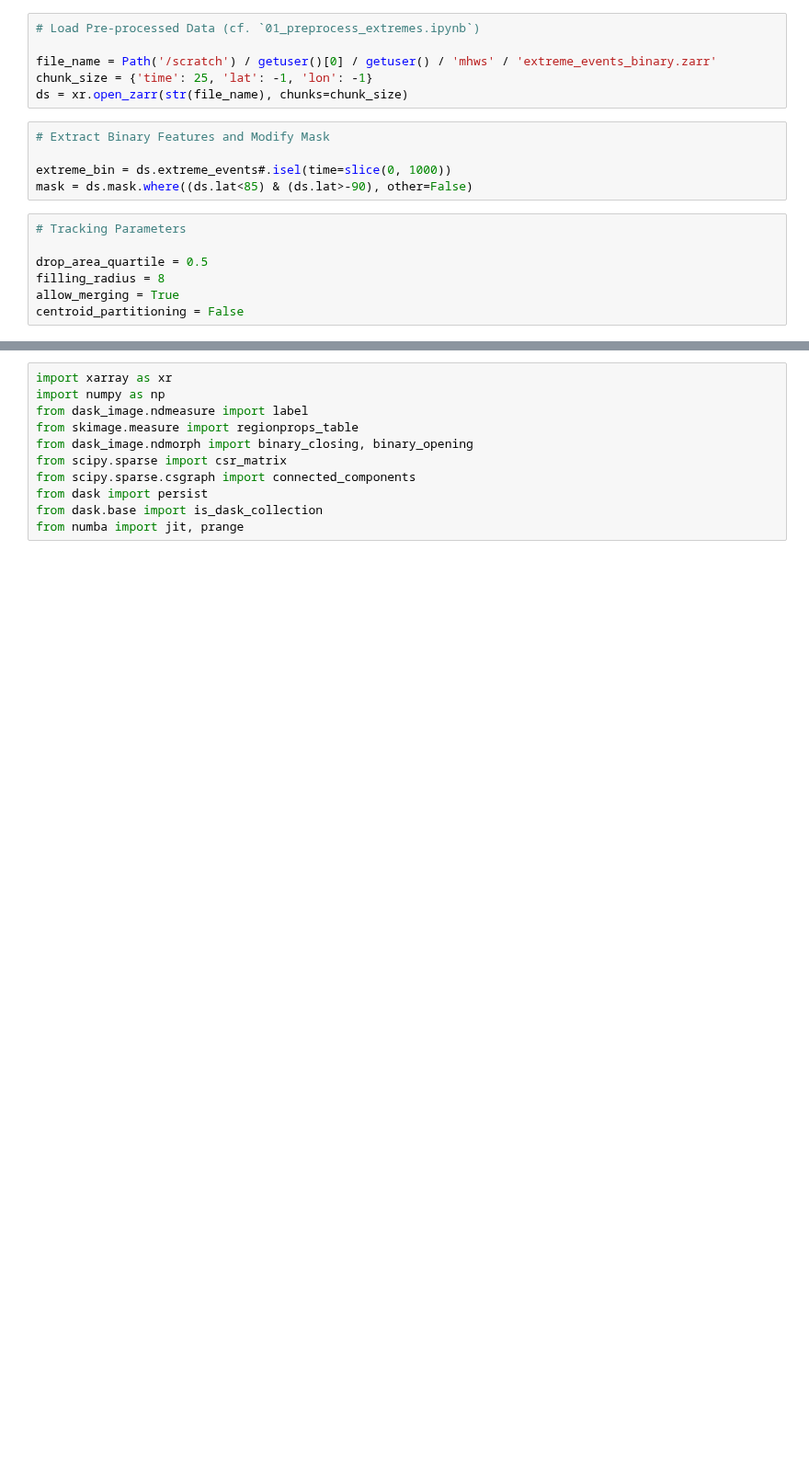
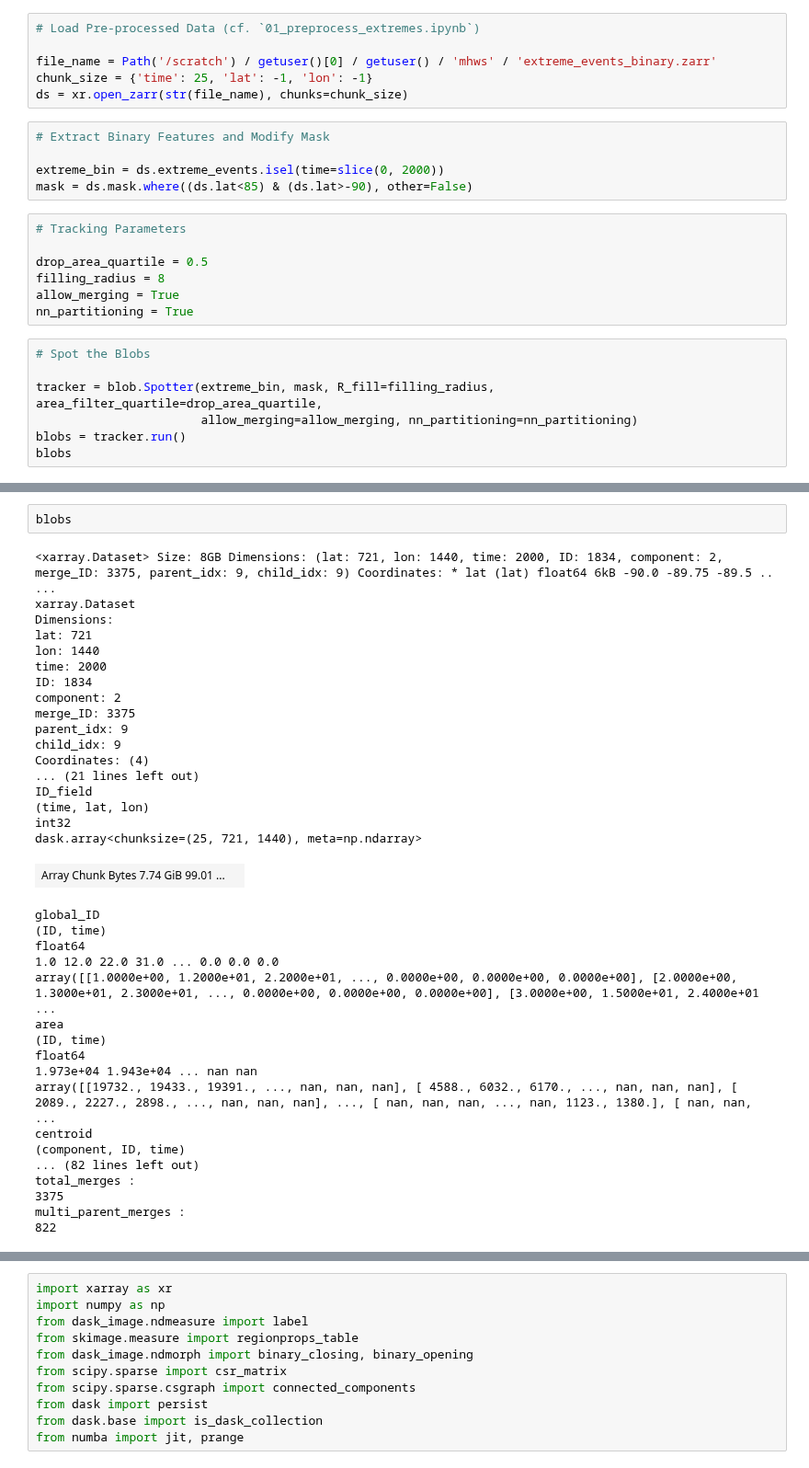
Before and after one commit to wienkers/spot_the_blOb, a Jupyter notebook: notebooks/02_id_track_events.ipynb, the cells around one changed output, grey strips where cells are left out. Shown at 92% size. Cells and saved outputs as stored; diff of their text form; blank space fills up the shorter version.

```diff
--- a/notebooks/02_id_track_events.ipynb
+++ b/notebooks/02_id_track_events.ipynb
@@ -42,7 +39,7 @@ ds = xr.open_zarr(str(file_name), chunks=chunk_size)
 # %%
 # Extract Binary Features and Modify Mask
 
-extreme_bin = ds.extreme_events#.isel(time=slice(0, 1000))
+extreme_bin = ds.extreme_events.isel(time=slice(0, 2000))
 mask = ds.mask.where((ds.lat<85) & (ds.lat>-90), other=False)
 # %%
 # Tracking Parameters
@@ -50,4 +47,11 @@ mask = ds.mask.where((ds.lat<85) & (ds.lat>-90), other=False)
 drop_area_quartile = 0.5
 filling_radius = 8
 allow_merging = True
-centroid_partitioning = False
+nn_partitioning = True
+# %%
+# Spot the Blobs
+
+tracker = blob.Spotter(extreme_bin, mask, R_fill=filling_radius, area_filter_quartile=drop_area_quartile,
+                       allow_merging=allow_merging, nn_partitioning=nn_partitioning)
+blobs = tracker.run()
+blobs
@@ -53,0 +87,38 @@ centroid_partitioning = False
+# %%
+blobs
+# %% [output]
+<xarray.Dataset> Size: 8GB Dimensions: (lat: 721, lon: 1440, time: 2000, ID: 1834, component: 2, merge_ID: 3375, parent_idx: 9, child_idx: 9) Coordinates: * lat (lat) float64 6kB -90.0 -89.75 -89.5 .. ...
+xarray.Dataset
+Dimensions:
+lat: 721
+lon: 1440
+time: 2000
+ID: 1834
+component: 2
+merge_ID: 3375
+parent_idx: 9
+child_idx: 9
+Coordinates: (4)
+... (21 lines left out)
+ID_field
+(time, lat, lon)
+int32
+dask.array<chunksize=(25, 721, 1440), meta=np.ndarray>
+| Array Chunk Bytes 7.74 GiB 99.01 ... |  |
+global_ID
+(ID, time)
+float64
+1.0 12.0 22.0 31.0 ... 0.0 0.0 0.0
+array([[1.0000e+00, 1.2000e+01, 2.2000e+01, ..., 0.0000e+00, 0.0000e+00, 0.0000e+00], [2.0000e+00, 1.3000e+01, 2.3000e+01, ..., 0.0000e+00, 0.0000e+00, 0.0000e+00], [3.0000e+00, 1.5000e+01, 2.4000e+01 ...
+area
+(ID, time)
+float64
+1.973e+04 1.943e+04 ... nan nan
+array([[19732., 19433., 19391., ..., nan, nan, nan], [ 4588., 6032., 6170., ..., nan, nan, nan], [ 2089., 2227., 2898., ..., nan, nan, nan], ..., [ nan, nan, nan, ..., nan, 1123., 1380.], [ nan, nan,  ...
+centroid
+(component, ID, time)
+... (82 lines left out)
+total_merges :
+3375
+multi_parent_merges :
+822
```
Also changed, not shown: parts of 20 cells of this notebook, 1 other file.
